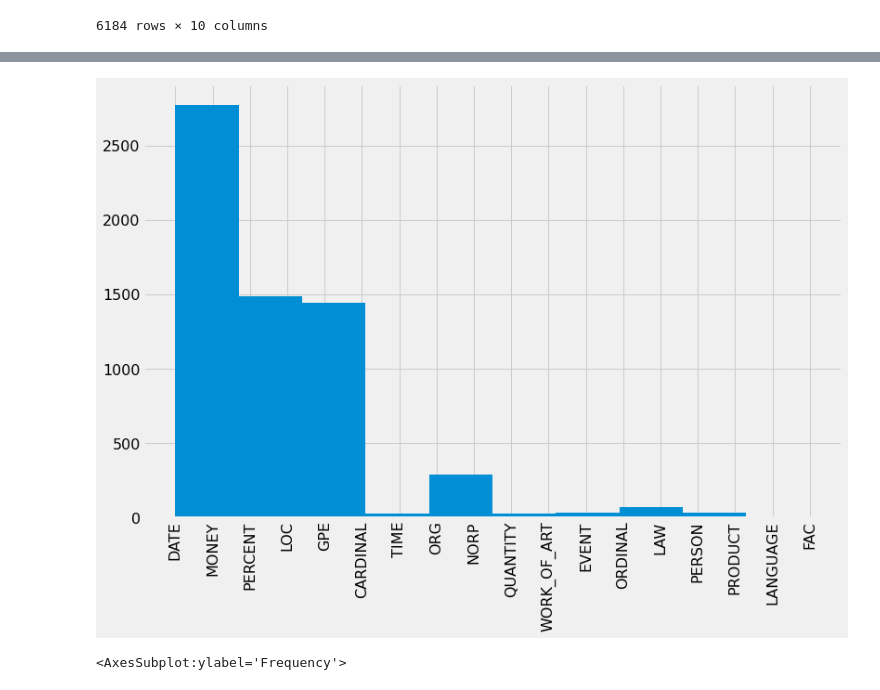
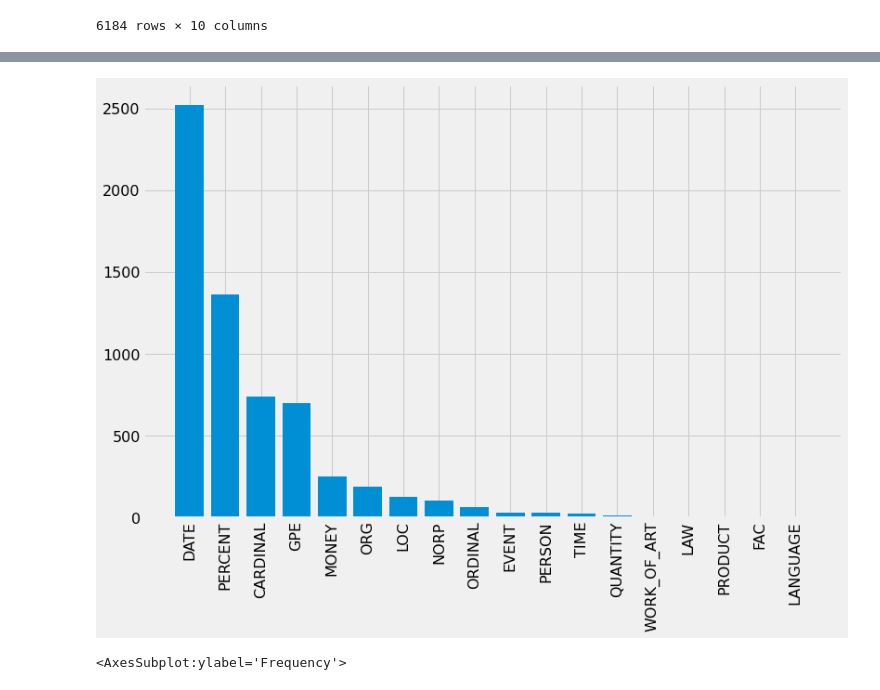
Before and after one commit to pafitis/thesis, a Jupyter notebook: data_exploration.ipynb, the cells around one changed output, grey strips where cells are left out. Drawn from its saved outputs; the diff is of its cells as text; code cells hidden in the pictures.

```diff
--- a/data_exploration.ipynb
+++ b/data_exploration.ipynb
@@ -57,10 +106,16 @@ clozes_df
 # %%
 fig, ax = plt.subplots(1, 1, figsize = (12, 8))
-plt.hist(clozes_df.answer_type)
+plt.bar(
+    height = clozes_df.answer_type.value_counts().values,
+    x = clozes_df.answer_type.value_counts().keys().values)
+# plt.hist(clozes_df.answer_type)
 plt.xticks(rotation = 90)
+plt.savefig(
+    'images/distribution_of_answertypes.png',
+    facecolor = 'white', bbox_inches = 'tight')
 plt.show()
 # %% [output]
-[figure, old version]
+[figure, new version]
 # %%
 source_lengths = [len(x)for x in clozes_df.source_text]
 
```
Also changed, not shown: parts of 10 cells of this notebook, 5 other files.
